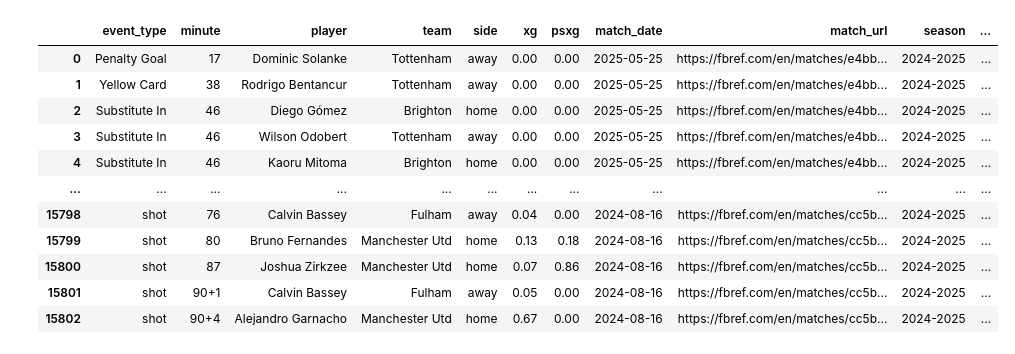
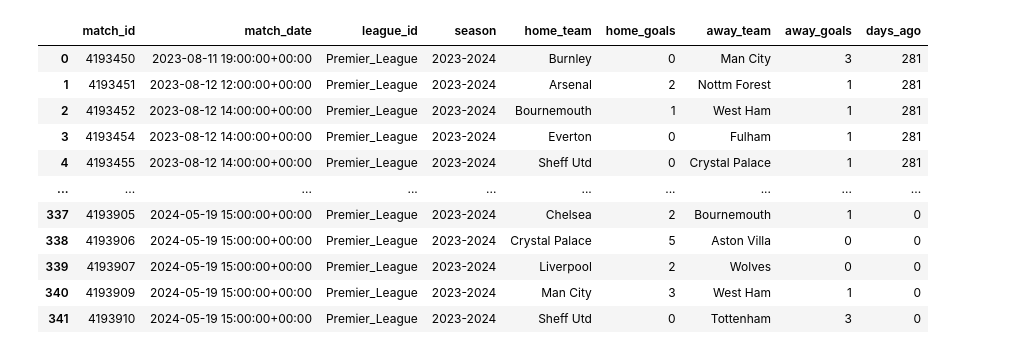
Before and after one commit to louis-porter/algobetting, a Jupyter notebook: algo/models/team_strength/bayesian-multilevel/team_strength_modelling.ipynb, the cells around one changed output. Cells and saved outputs as stored; diff of their text form; code cells hidden in the pictures.

Commit message:
setup multiple season tracing

```diff
--- a/algo/models/team_strength/bayesian-multilevel/team_strength_modelling.ipynb
+++ b/algo/models/team_strength/bayesian-multilevel/team_strength_modelling.ipynb
@@ -1,82 +1,57 @@
 # %%
 import pymc as pm
 from scipy.stats import poisson
 from itertools import product
 import pandas as pd
 import pymc as pm
 import arviz as az
 import numpy as np
 import matplotlib.pyplot as plt
 from sklearn.preprocessing import LabelEncoder
 from scipy.stats import poisson
 import sqlite3
 
-conn = sqlite3.connect(r'C:\Users\Owner\dev\algobetting\infra\data\db\algobetting.db')
+conn = sqlite3.connect(r'C:\Users\Owner\dev\algobetting\infra\data\db\fotmob.db')
 
-df = pd.read_sql_query("""
-                SELECT  DISTINCT
-                    event_type,
-                    minute,
-                    player,
-                    team,
-                    side,
-                    0 as xg,
-                    0 as psxg,
-                    match_date,
-                    match_url,
-                    season,
-                    division
-                FROM
-                    fbref_match_events
+league = input("League (Premer_League): ")
+season = input("Season (2024-2025): ")
 
-                UNION ALL
-
-                SELECT DISTINCT
-                    'shot' as event_type,
-                    minute,
-                    player,
-                    team,
-                    side,
-                    xg,
-                    psxg,
-                    match_date,
-                    match_url,
-                    season,
-                    division
-                FROM
-                    fbref_match_shots
-
+match_df = pd.read_sql_query(f"""
+                        SELECT
+                            match_id,
+                            match_date,
+                            league_id,
+                            season,
+                            home.team_name as home_team,
+                            home_goals,
+                            away.team_name as away_team,
+                            away_goals
+                        FROM fotmob_match_data fmd
+                            JOIN fotmob_team_id_mapping home ON home.team_id = fmd.home_team
+                            JOIN fotmob_team_id_mapping away ON away.team_id = fmd.away_team
+                        WHERE
+                            league_id = '{league}'
+                            AND season = '{season}'
                        """, conn)
 
 
-conn.close()
+
+match_df["days_ago"] = (pd.to_datetime(match_df["match_date"]).max() - pd.to_datetime(match_df["match_date"])).dt.days
+match_df["match_date"] = pd.to_datetime(match_df["match_date"])
 
 
-df["days_ago"] = (pd.to_datetime(df["match_date"]).max() - pd.to_datetime(df["match_date"])).dt.days
 
-team_mapping = {
-    "Brighton & Hove Albion": "Brighton",
-    "West Ham United": "West Ham",
-    "Wolverhampton Wanderers": "Wolves",
-    "Tottenham Hotspur": "Tottenham",
-    "Nottingham Forest": "Nott'ham Forest",
-    "Manchester United": "Manchester Utd",
-    "Newcastle United": "Newcastle Utd"
-    }
-
-df["team"] = df["team"].map(team_mapping).fillna(df["team"])
-
-df
+match_df
 # %% [output]
-|  | event_type | minute | player | team | side | xg | psxg | match_date | match_url | season | ... |
-| 0 | Penalty Goal | 17 | Dominic Solanke | Tottenham | away | 0.00 | 0.00 | 2025-05-25 | https://fbref.com/en/matches/e4bb... | 2024-2025 | ... |
-| 1 | Yellow Card | 38 | Rodrigo Bentancur | Tottenham | away | 0.00 | 0.00 | 2025-05-25 | https://fbref.com/en/matches/e4bb... | 2024-2025 | ... |
-| 2 | Substitute In | 46 | Diego Gómez | Brighton | home | 0.00 | 0.00 | 2025-05-25 | https://fbref.com/en/matches/e4bb... | 2024-2025 | ... |
-| 3 | Substitute In | 46 | Wilson Odobert | Tottenham | away | 0.00 | 0.00 | 2025-05-25 | https://fbref.com/en/matches/e4bb... | 2024-2025 | ... |
-| 4 | Substitute In | 46 | Kaoru Mitoma | Brighton | home | 0.00 | 0.00 | 2025-05-25 | https://fbref.com/en/matches/e4bb... | 2024-2025 | ... |
-| ... | ... | ... | ... | ... | ... | ... | ... | ... | ... | ... | ... |
-| 15798 | shot | 76 | Calvin Bassey | Fulham | away | 0.04 | 0.00 | 2024-08-16 | https://fbref.com/en/matches/cc5b... | 2024-2025 | ... |
-| 15799 | shot | 80 | Bruno Fernandes | Manchester Utd | home | 0.13 | 0.18 | 2024-08-16 | https://fbref.com/en/matches/cc5b... | 2024-2025 | ... |
-| 15800 | shot | 87 | Joshua Zirkzee | Manchester Utd | home | 0.07 | 0.86 | 2024-08-16 | https://fbref.com/en/matches/cc5b... | 2024-2025 | ... |
-| 15801 | shot | 90+1 | Calvin Bassey | Fulham | away | 0.05 | 0.00 | 2024-08-16 | https://fbref.com/en/matches/cc5b... | 2024-2025 | ... |
-| 15802 | shot | 90+4 | Alejandro Garnacho | Manchester Utd | home | 0.67 | 0.00 | 2024-08-16 | https://fbref.com/en/matches/cc5b... | 2024-2025 | ... |
+|  | match_id | match_date | league_id | season | home_team | home_goals | away_team | away_goals | days_ago |
+| 0 | 4193450 | 2023-08-11 19:00:00+00:00 | Premier_League | 2023-2024 | Burnley | 0 | Man City | 3 | 281 |
+| 1 | 4193451 | 2023-08-12 12:00:00+00:00 | Premier_League | 2023-2024 | Arsenal | 2 | Nottm Forest | 1 | 281 |
+| 2 | 4193452 | 2023-08-12 14:00:00+00:00 | Premier_League | 2023-2024 | Bournemouth | 1 | West Ham | 1 | 281 |
+| 3 | 4193454 | 2023-08-12 14:00:00+00:00 | Premier_League | 2023-2024 | Everton | 0 | Fulham | 1 | 281 |
+| 4 | 4193455 | 2023-08-12 14:00:00+00:00 | Premier_League | 2023-2024 | Sheff Utd | 0 | Crystal Palace | 1 | 281 |
+| ... | ... | ... | ... | ... | ... | ... | ... | ... | ... |
+| 337 | 4193905 | 2024-05-19 15:00:00+00:00 | Premier_League | 2023-2024 | Chelsea | 2 | Bournemouth | 1 | 0 |
+| 338 | 4193906 | 2024-05-19 15:00:00+00:00 | Premier_League | 2023-2024 | Crystal Palace | 5 | Aston Villa | 0 | 0 |
+| 339 | 4193907 | 2024-05-19 15:00:00+00:00 | Premier_League | 2023-2024 | Liverpool | 2 | Wolves | 0 | 0 |
+| 340 | 4193909 | 2024-05-19 15:00:00+00:00 | Premier_League | 2023-2024 | Man City | 3 | West Ham | 1 | 0 |
+| 341 | 4193910 | 2024-05-19 15:00:00+00:00 | Premier_League | 2023-2024 | Sheff Utd | 0 | Tottenham | 3 | 0 |
```
Also changed, not shown: parts of 20 cells of this notebook, 7 other files.
